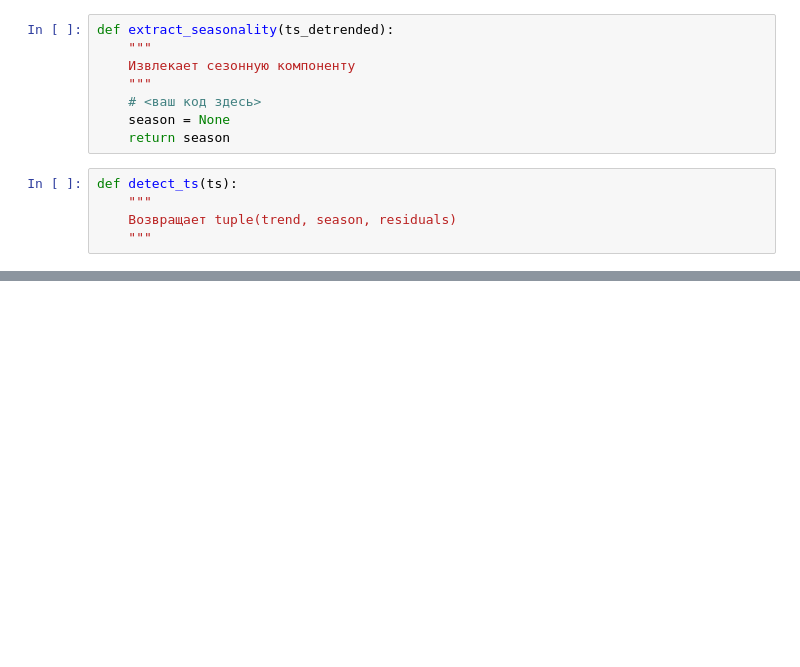
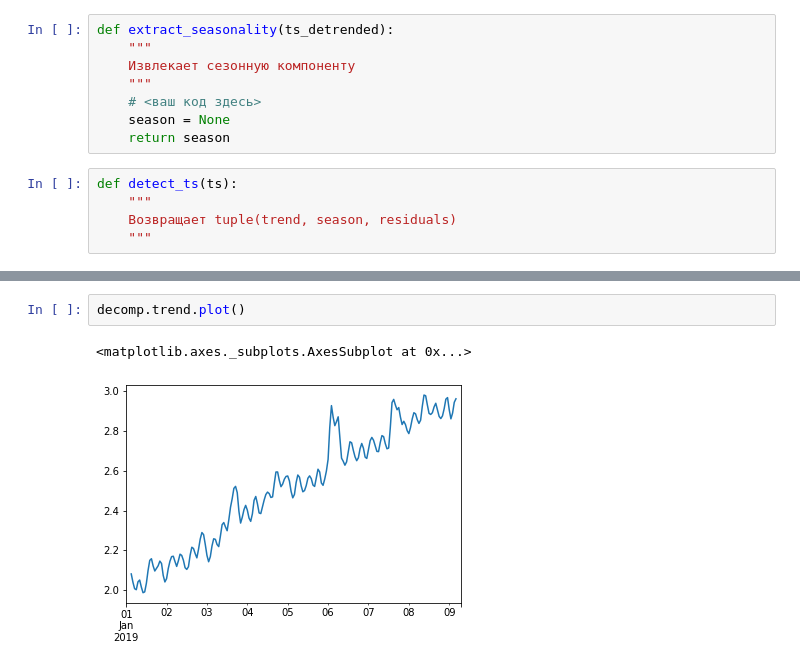
Before and after one commit to technogleb/ts_course_summer, a Jupyter notebook: week_1/stl.ipynb, the cells around one changed output, grey strips where cells are left out. Saved outputs shown, nothing was run; the diff lists cells and outputs as text; blank space fills up the shorter version.

```diff
--- a/week_1/stl.ipynb
+++ b/week_1/stl.ipynb
@@ -90,0 +116,5 @@ def detect_ts(ts):
+# %%
+decomp.trend.plot()
+# %% [output]
+<matplotlib.axes._subplots.AxesSubplot at 0x...>
+[figure, added]
```
Also changed, not shown: parts of 13 cells of this notebook, 1 other file.
